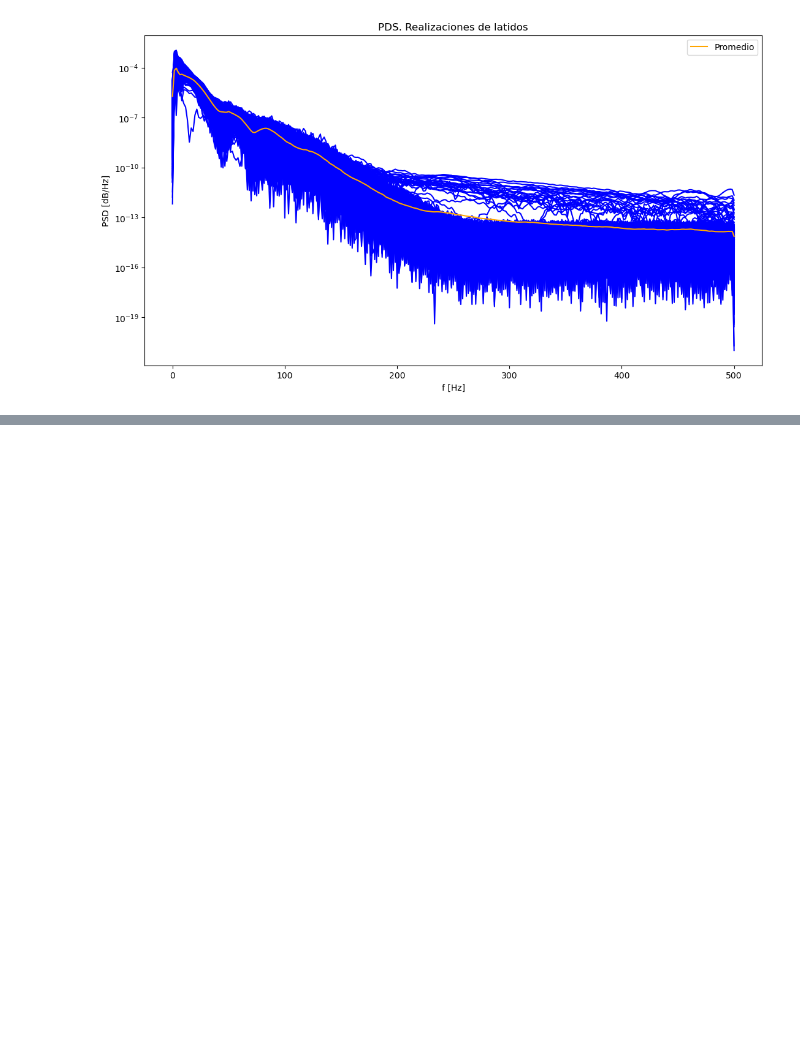
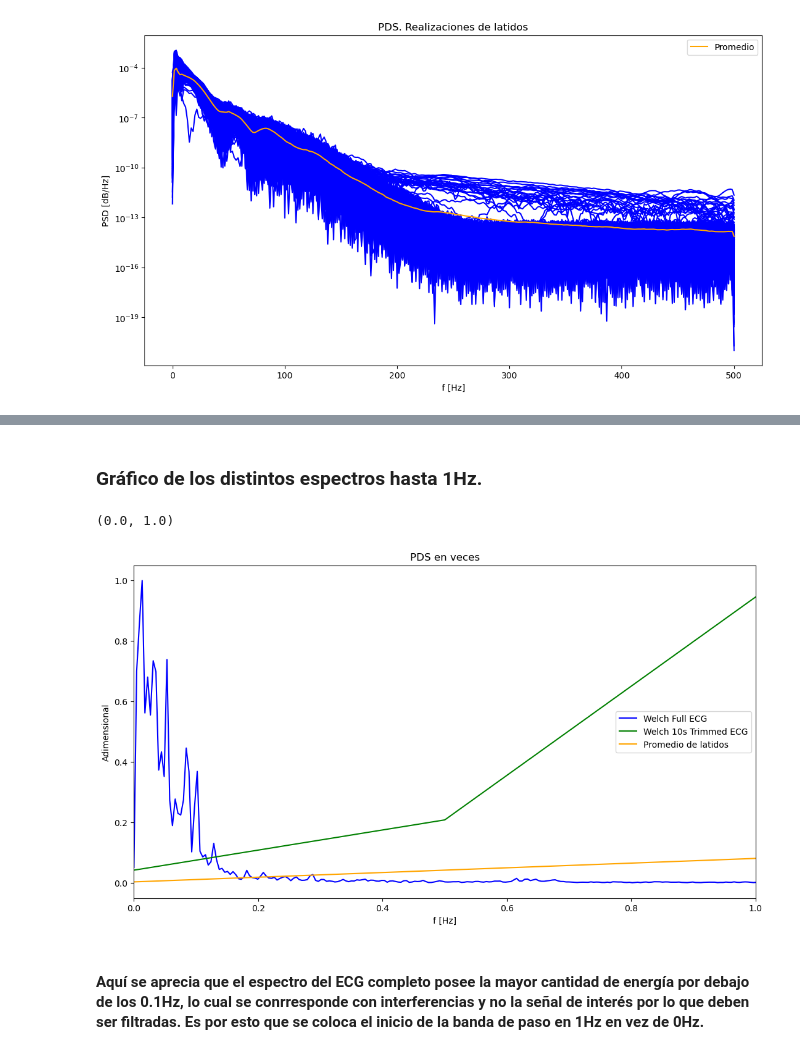
Before and after one commit to esilvaUTN/PDS, a Jupyter notebook: ts/TS8/ts8_Bandwidth_ECG.ipynb, the cells around one changed output, grey strips where cells are left out. Cells and saved outputs as stored; diff of their text form; code cells hidden in the pictures; blank space fills up the shorter version.

```diff
--- a/ts/TS8/ts8_Bandwidth_ECG.ipynb
+++ b/ts/TS8/ts8_Bandwidth_ECG.ipynb
@@ -98 +119,18 @@ Ancho de banda a al 99.0% del promedio de realizaciones: 33.333333333333336
+# %% [markdown]
+### Gráfico de los distintos espectros hasta 1Hz.
+# %%
+plt.figure();
+plt.plot(freq_full, welch_full, color='blue', label='Welch Full ECG')
+plt.plot(freq_trim, welch_trim, color='green', label='Welch 10s Trimmed ECG')
+plt.plot(freq_qrs, qrs_mean, color='orange', label='Promedio de latidos')
+plt.title('PDS en veces')
+plt.xlabel('f [Hz]')
+plt.ylabel('Adimensional')
+plt.legend()
+plt.xlim(0, 1)
+# %% [output]
+(0.0, 1.0)
+[figure, added]
+# %% [markdown]
+#### Aquí se aprecia que el espectro del ECG completo posee la mayor cantidad de energía por debajo de los 0.1Hz, lo cual se conrresponde con interferencias y no la señal de interés por lo que deben ser filtradas. Es por esto que se coloca el inicio de la banda de paso en 1Hz en vez de 0Hz.
 # %% [markdown]
```
Also changed, not shown: parts of 4 cells of this notebook, 4 other files.
